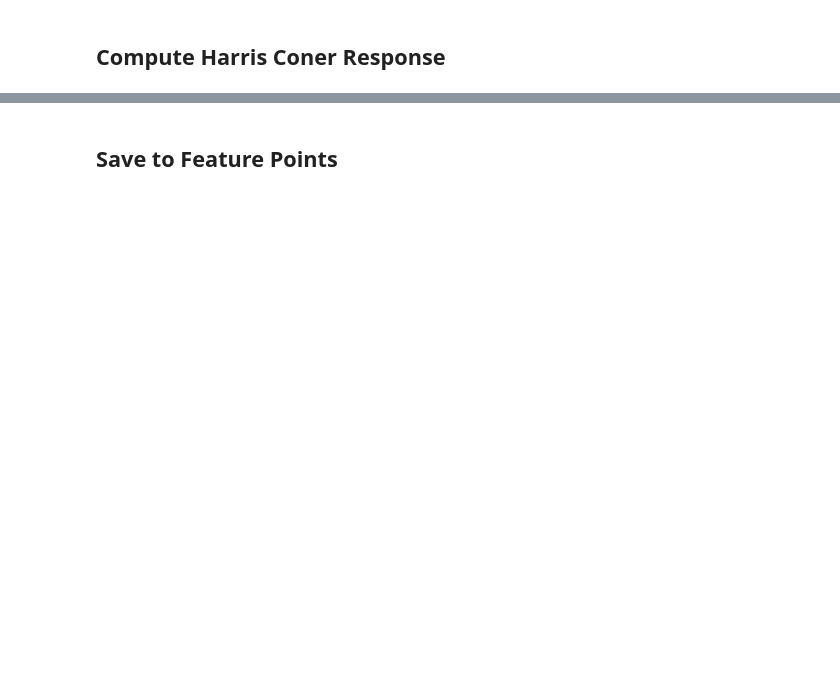
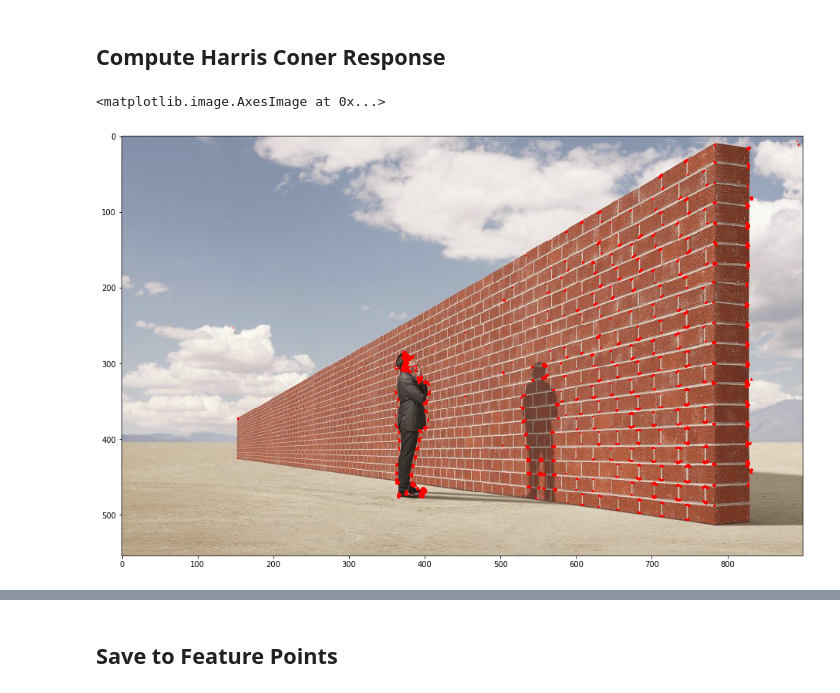
Before and after one commit to qa276390/image-stitching-msop, a Jupyter notebook: MSOP.ipynb, the cells around one changed output, grey strips where cells are left out. Drawn from its saved outputs; the diff is of its cells as text; code cells hidden in the pictures; blank space fills up the shorter version.

```diff
--- a/MSOP.ipynb
+++ b/MSOP.ipynb
@@ -85,4 +88,13 @@ for i in range(2):
     src = cv2.pyrDown(cv2.pyrDown(src))
+# %%
+pltimg = copy.deepcopy(orimg)
+plt.figure(figsize=(20, 10))
+dst = hrpy[0]
+pltimg[dst>(0.1*dst.max())]=[0, 0, 255]
+plt.imshow(cv2.cvtColor(pltimg, cv2.COLOR_BGR2RGB))
+# %% [output]
+<matplotlib.image.AxesImage at 0x...>
+[figure, added]
 # %%
 fig=plt.figure(figsize=(20, 10))
 columns = len(hrpy)
```
Also changed, not shown: parts of 20 cells of this notebook.
